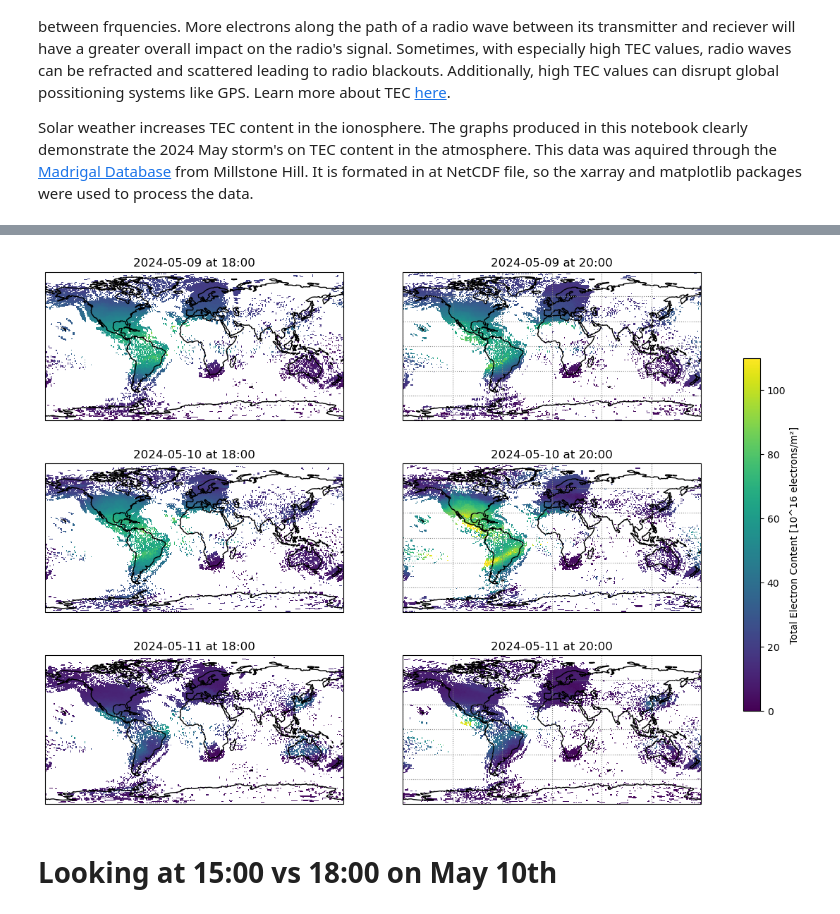
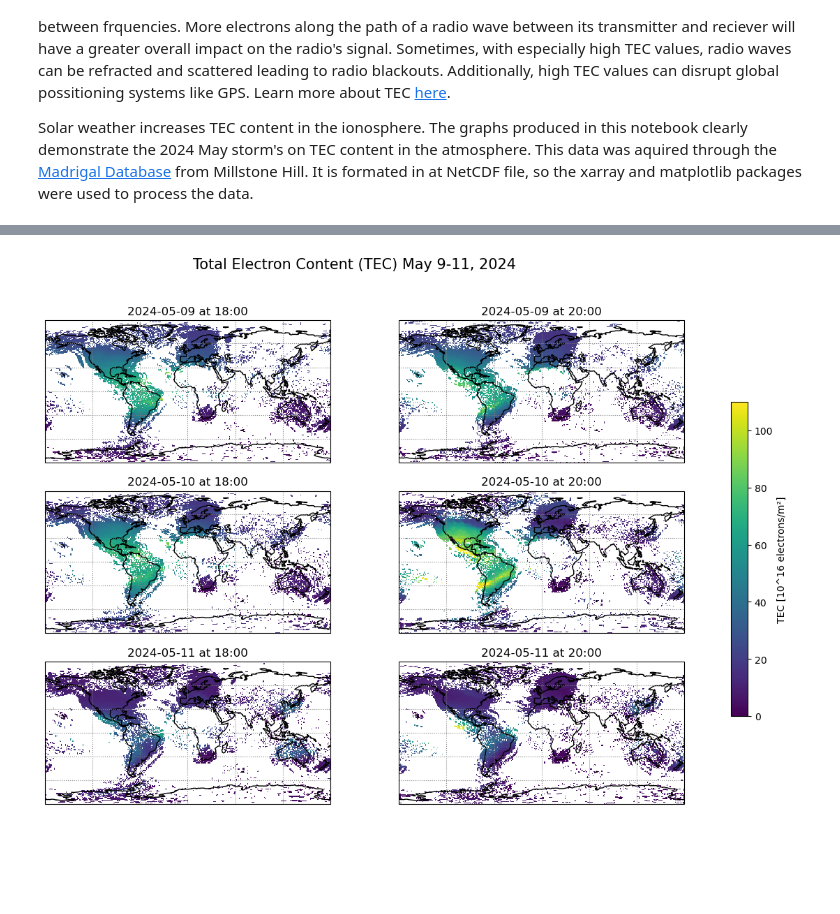
Before and after one commit to GPGN268/SP2025-FP02-solar-flares, a Jupyter notebook: anna_folder/TEC_graphs.ipynb, the cells around one changed output, grey strips where cells are left out. Drawn from its saved outputs; the diff is of its cells as text; code cells hidden in the pictures; blank space fills up the shorter version.

```diff
--- a/anna_folder/TEC_graphs.ipynb
+++ b/anna_folder/TEC_graphs.ipynb
@@ -41,7 +41,7 @@ date3 = '2024-05-11'
 time1 = '18:00'
 time2 = '20:00'
 
-fig, ax = plt.subplots(3,2, figsize=(12,10), subplot_kw={'projection': ccrs.PlateCarree()})
+fig, ax = plt.subplots(3,2, figsize=(12,9), subplot_kw={'projection': ccrs.PlateCarree()})
 [ax1, ax2], [ax3, ax4], [ax5, ax6] = ax
 
 # MAY 9th
@@ -51,10 +51,7 @@ cs = ax1.pcolormesh(ds_9th.tec.sel(time=f'{date1}T{time1}:00').glon,
                ds_9th.tec.sel(time=f'{date1}T{time1}:00').values,
                 vmin=0, vmax=110,
                transform=ccrs.PlateCarree())
-text_box = dict(boxstyle='round', facecolor='white', alpha=0.9)
-#ax1.text(105, 80, f'{date1} at {time1}', bbox=text_box)
-#gl = ax1.gridlines(draw_labels=True, linestyle=':', color='grey')
-#gl.ylabels_left = False
+ax1.gridlines(draw_labels=False, linestyle=':', color='grey')
 ax1.set_title(f'{date1} at {time1}')
 
 ax2.coastlines()
@@ -64,7 +61,6 @@ cs = ax2.pcolormesh(ds_9th.tec.sel(time=f'{date1}T{time2}:00').glon,
                 vmin=0, vmax=110,
                transform=ccrs.PlateCarree())
 text_box = dict(boxstyle='round', facecolor='white', alpha=0.9)
-#ax1.text(105, 80, f'{date} at {time}', bbox=text_box)
 ax2.gridlines(draw_labels=False, linestyle=':', color='grey')
 ax2.set_title(f'{date1} at {time2}')
 
@@ -76,10 +72,7 @@ cs = ax3.pcolormesh(ds_10th.tec.sel(time=f'{date2}T{time1}:00').glon,
                ds_10th.tec.sel(time=f'{date2}T{time1}:00').values,
                 vmin=0, vmax=110,
                transform=ccrs.PlateCarree())
-text_box = dict(boxstyle='round', facecolor='white', alpha=0.9)
-#ax3.text(105, 80, f'{date2} at {time1}', bbox=text_box)
-#gl = ax1.gridlines(draw_labels=True, linestyle=':', color='grey')
-#gl.ylabels_left = False
+ax3.gridlines(draw_labels=False, linestyle=':', color='grey')
 ax3.set_title(f'{date2} at {time1}')
 
 ax4.coastlines()
@@ -88,39 +81,36 @@ cs = ax4.pcolormesh(ds_10th.tec.sel(time=f'{date2}T{time2}:00').glon,
                ds_10th.tec.sel(time=f'{date2}T{time2}:00').values,
                 vmin=0, vmax=110,
                transform=ccrs.PlateCarree())
 text_box = dict(boxstyle='round', facecolor='white', alpha=0.9)
 #ax1.text(105, 80, f'{date} at {time}', bbox=text_box)
 ax4.gridlines(draw_labels=False, linestyle=':', color='grey')
 ax4.set_title(f'{date2} at {time2}')
 
 # MAY 11th
 ax5.coastlines()
 cs = ax5.pcolormesh(ds_11th.tec.sel(time=f'{date3}T{time1}:00').glon,
                 ds_11th.tec.sel(time=f'{date3}T{time1}:00').gdlat,
                 ds_11th.tec.sel(time=f'{date3}T{time1}:00').values,
                 vmin=0, vmax=110,
                 transform=ccrs.PlateCarree())
-text_box = dict(boxstyle='round', facecolor='white', alpha=0.9)
-#ax1.text(105, 80, f'{date} at {time}', bbox=text_box)
-#gl = ax1.gridlines(draw_labels=True, linestyle=':', color='grey')
-#gl.ylabels_left = False
+ax5.gridlines(draw_labels=False, linestyle=':', color='grey')
 ax5.set_title(f'{date3} at {time1}')
 
 ax6.coastlines()
 cs = ax6.pcolormesh(ds_11th.tec.sel(time=f'{date3}T{time2}:00').glon,
                     ds_11th.tec.sel(time=f'{date3}T{time2}:00').gdlat,
                     ds_11th.tec.sel(time=f'{date3}T{time2}:00').values,
                     vmin=0, vmax=110,
                     transform=ccrs.PlateCarree())
 text_box = dict(boxstyle='round', facecolor='white', alpha=0.9)
-#ax1.text(105, 80, f'{date} at {time}', bbox=text_box)
 ax6.gridlines(draw_labels=False, linestyle=':', color='grey')
 ax6.set_title(f'{date3} at {time2}')
 
 # adds a colorbar
 cax = fig.add_axes([0.95, 0.25, 0.02, 0.5])
-cbar = plt.colorbar(cs, cax=cax, label='Total Electron Content [10^16 electrons/m²]')
+cbar = plt.colorbar(cs, cax=cax, label='TEC [10^16 electrons/m²]')
+
+plt.suptitle('Total Electron Content (TEC) May 9-11, 2024', fontsize=15)
+plt.show()
 # %% [output]
-[figure, old version]
+[figure, new version]
-# %% [markdown]
-# Looking at 15:00 vs 18:00 on May 10th
```
Also changed, not shown: parts of 2 cells of this notebook, 2 other files.
